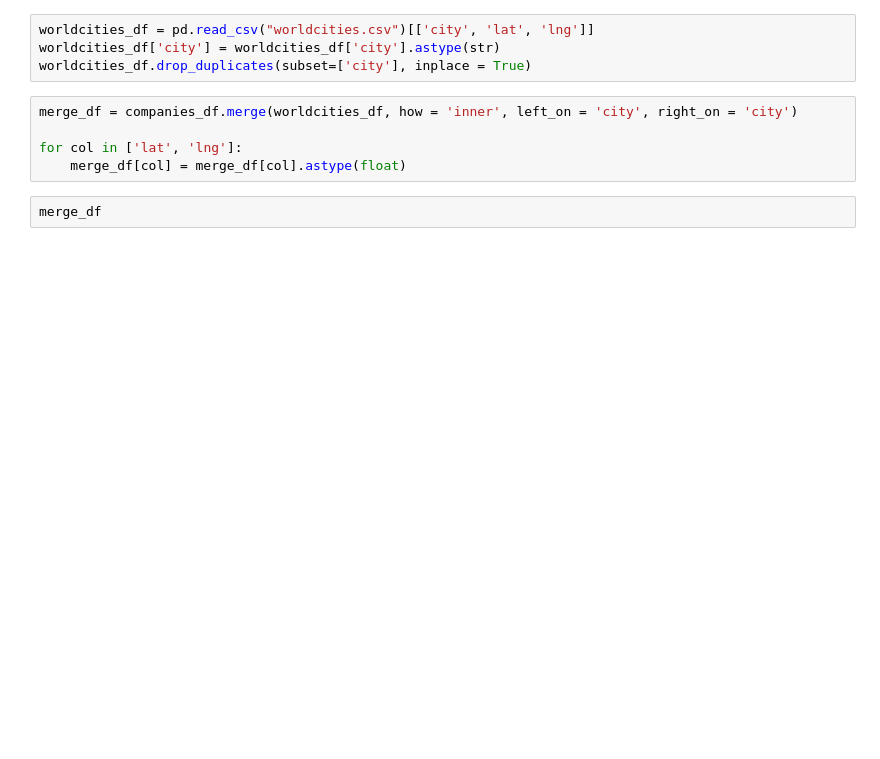
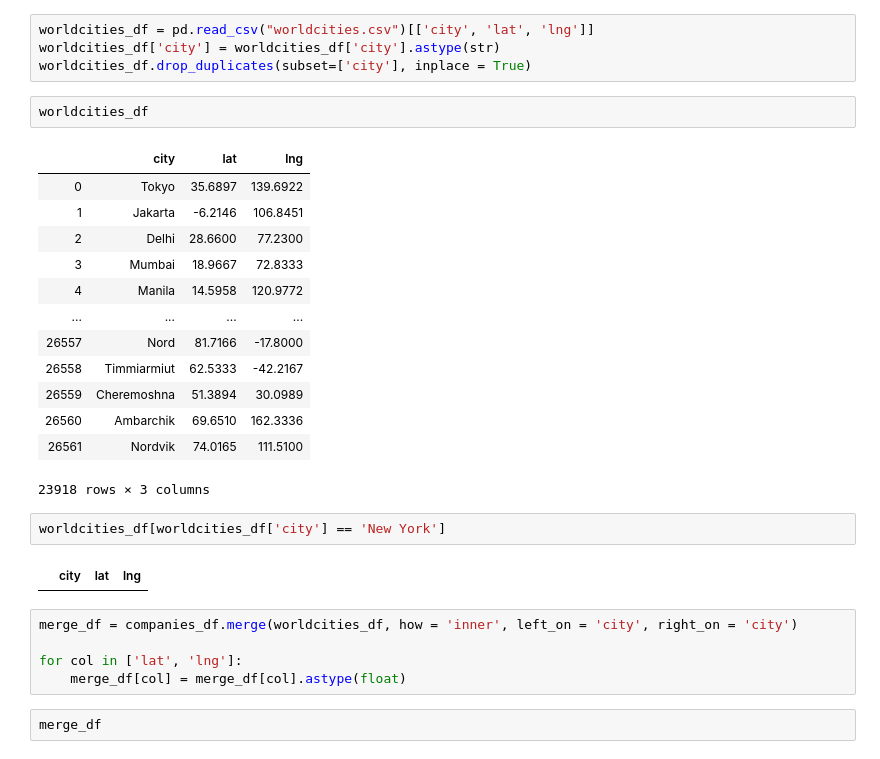
Before and after one commit to jjhuang22/cs171-final-project, a Jupyter notebook: data/EDA.ipynb, the cells around one changed output. Cells and saved outputs as stored; diff of their text form; blank space fills up the shorter version.

```diff
--- a/data/EDA.ipynb
+++ b/data/EDA.ipynb
@@ -23,6 +39,26 @@ for col in ['funding_total_usd', 'founded_year', 'funding_rounds']:
 worldcities_df = pd.read_csv("worldcities.csv")[['city', 'lat', 'lng']]
 worldcities_df['city'] = worldcities_df['city'].astype(str)
 worldcities_df.drop_duplicates(subset=['city'], inplace = True)
+# %%
+worldcities_df
+# %% [output]
+|  | city | lat | lng |
+| 0 | Tokyo | 35.6897 | 139.6922 |
+| 1 | Jakarta | -6.2146 | 106.8451 |
+| 2 | Delhi | 28.6600 | 77.2300 |
+| 3 | Mumbai | 18.9667 | 72.8333 |
+| 4 | Manila | 14.5958 | 120.9772 |
+| ... | ... | ... | ... |
+| 26557 | Nord | 81.7166 | -17.8000 |
+| 26558 | Timmiarmiut | 62.5333 | -42.2167 |
+| 26559 | Cheremoshna | 51.3894 | 30.0989 |
+| 26560 | Ambarchik | 69.6510 | 162.3336 |
+| 26561 | Nordvik | 74.0165 | 111.5100 |
+23918 rows × 3 columns
+# %%
+worldcities_df[worldcities_df['city'] == 'New York']
+# %% [output]
+|  | city | lat | lng |
 # %%
 merge_df = companies_df.merge(worldcities_df, how = 'inner', left_on = 'city', right_on = 'city')
 
```
Also changed, not shown: parts of 1 cell of this notebook, 2 other files.
